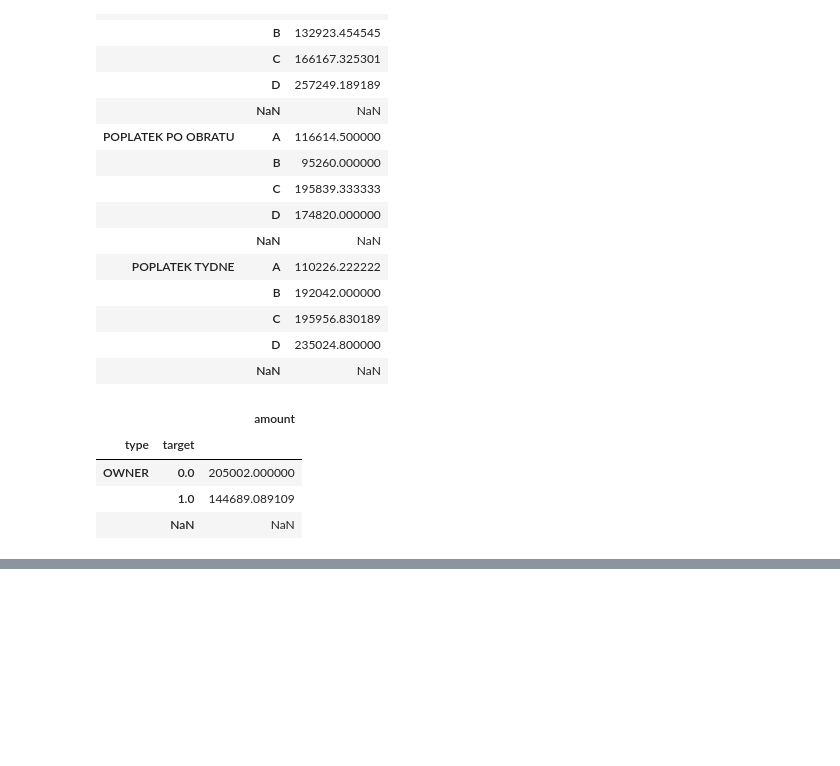
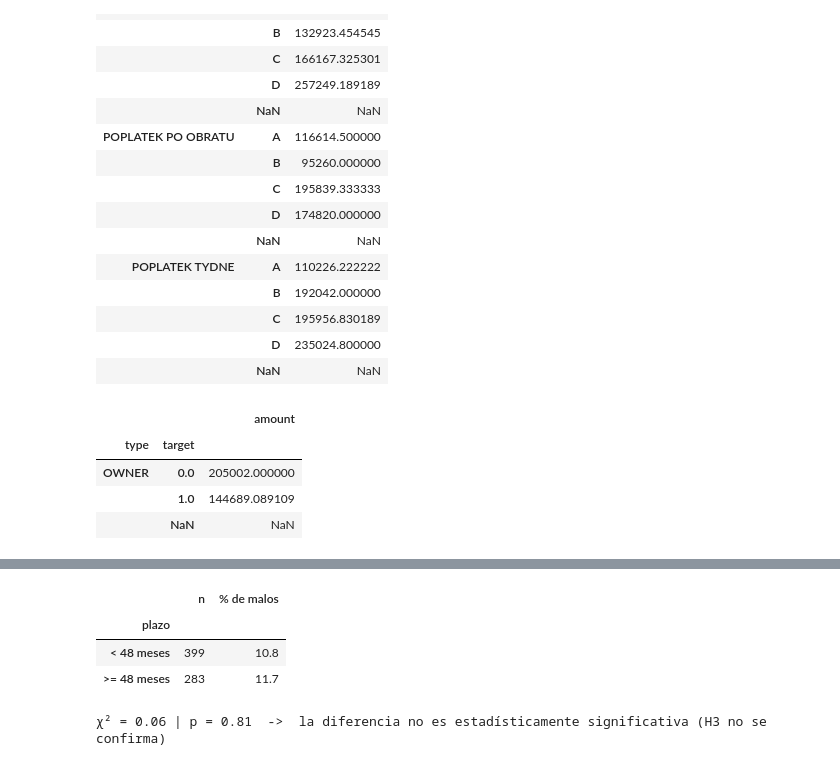
Before and after one commit to romanlopezroger-web/PRACTICA_1-MODULO-3, a Jupyter notebook: AED2_BERKA.ipynb, the cells around one changed output, grey strips where cells are left out. Cells and saved outputs as stored; diff of their text form; code cells hidden in the pictures; blank space fills up the shorter version.

```diff
--- a/AED2_BERKA.ipynb
+++ b/AED2_BERKA.ipynb
@@ -247,0 +365,15 @@ df_berka.groupby(['type','target'], dropna=False).agg({'amount':'mean'})
+# %%
+# Hipótesis 3: ¿los plazos largos (>= 48 meses) tienen más mora que los cortos? (χ² de independencia)
+prest['plazo'] = np.where(prest['duration'] >= 48, '>= 48 meses', '< 48 meses')
+ct3 = pd.crosstab(prest['plazo'], prest['target'])
+chi2, p3, _, _ = stats.chi2_contingency(ct3)
+
+resumen = pd.DataFrame({'n': ct3.sum(axis=1), '% de malos': (ct3[0] / ct3.sum(axis=1) * 100).round(1)})
+display(resumen)
+print(f'χ² = {chi2:.2f} | p = {p3:.2f}  ->  la diferencia no es estadísticamente significativa (H3 no se confirma)')
+# %% [output]
+|  | n | % de malos |
+| plazo |  |  |
+| < 48 meses | 399 | 10.8 |
+| >= 48 meses | 283 | 11.7 |
+χ² = 0.06 | p = 0.81  ->  la diferencia no es estadísticamente significativa (H3 no se confirma)
```
Also changed, not shown: parts of 5 cells of this notebook, 3 other files.
